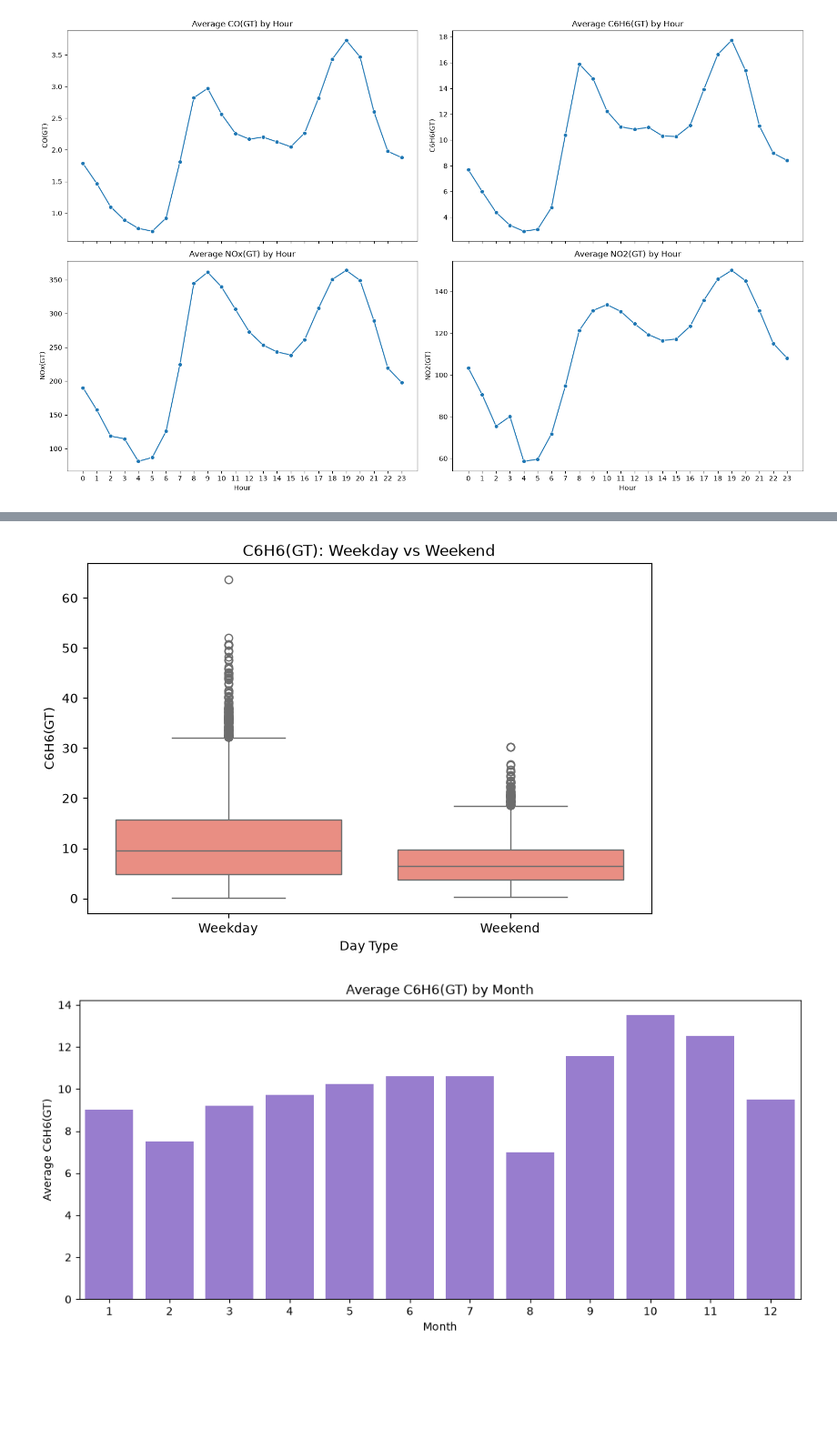
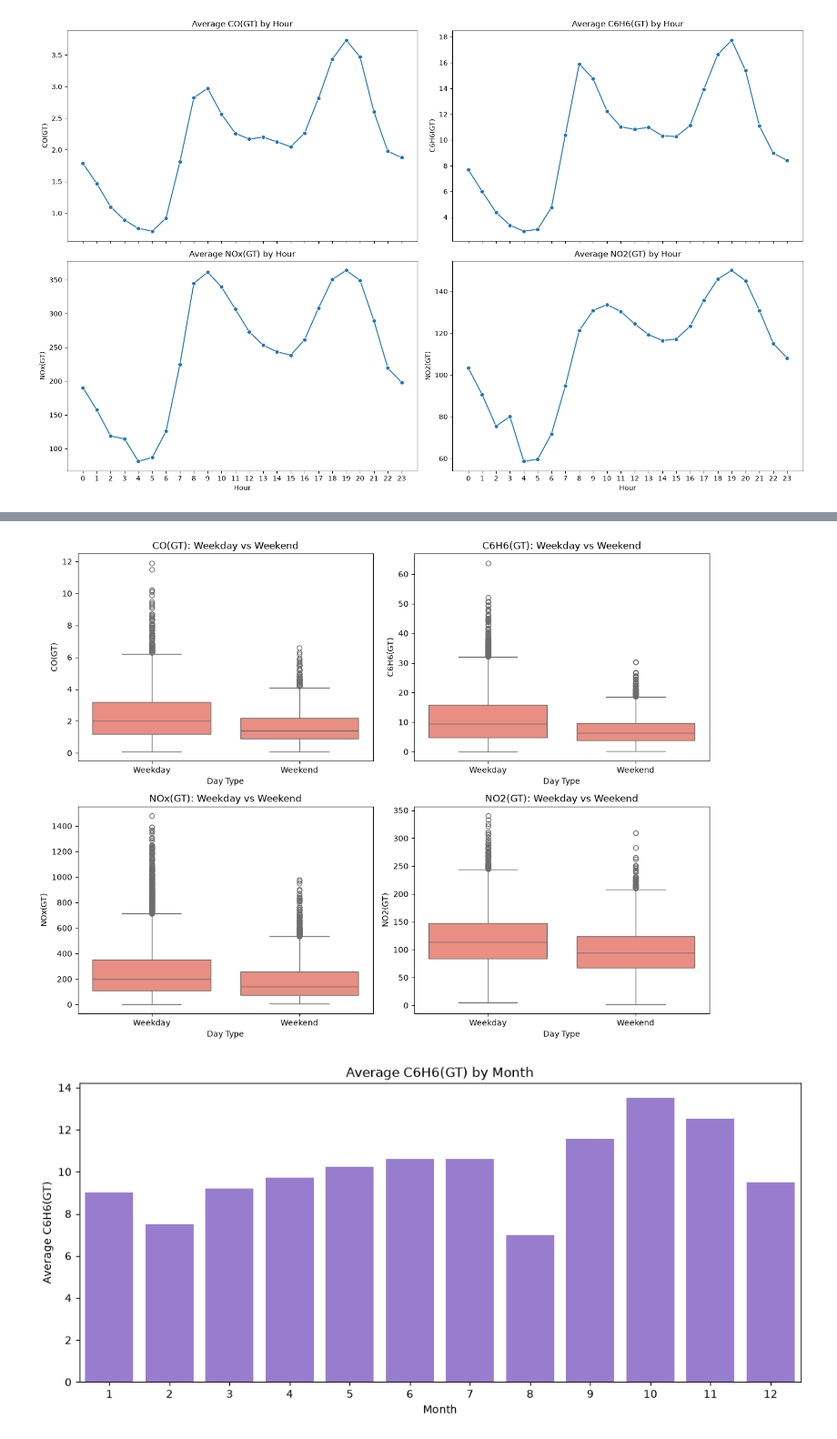
Before and after one commit to AkmalFazli27/air-quality-estimation, a Jupyter notebook: notebooks/eda.ipynb, the cells around one changed output, grey strips where cells are left out. Shown at 91% size. Cells and saved outputs as stored; diff of their text form; code cells hidden in the pictures; blank space fills up the shorter version.

```diff
--- a/notebooks/eda.ipynb
+++ b/notebooks/eda.ipynb
@@ -492,20 +494,25 @@ plt.show()
 # %%
-plt.figure(figsize=(8, 5))
+fig, axes = plt.subplots(2, 2, figsize=(12, 9))
 
-sns.boxplot(
-    data=df,
-    x="is_weekend",
-    y=target,
-    color="salmon"
-)
+for ax, target in zip(axes.flat, target_columns):
+    sns.boxplot(
+        data=df,
+        x="is_weekend",
+        y=target,
+        color="salmon",
+        ax=ax
+    )
 
-plt.title("C6H6(GT): Weekday vs Weekend")
-plt.xlabel("Day Type")
-plt.ylabel("C6H6(GT)")
-plt.xticks([0, 1], ["Weekday", "Weekend"])
+    ax.set_title(f"{target}: Weekday vs Weekend")
+    ax.set_xlabel("Day Type")
+    ax.set_ylabel(target)
+    ax.set_xticks([0, 1])
+    ax.set_xticklabels(["Weekday", "Weekend"])
+
+plt.tight_layout()
 plt.show()
 # %% [output]
-[figure, old version]
+[figure, new version]
 # %%
 monthly_target = df.groupby("month")[target].mean()
 
```
Also changed, not shown: parts of 1 cell of this notebook.
